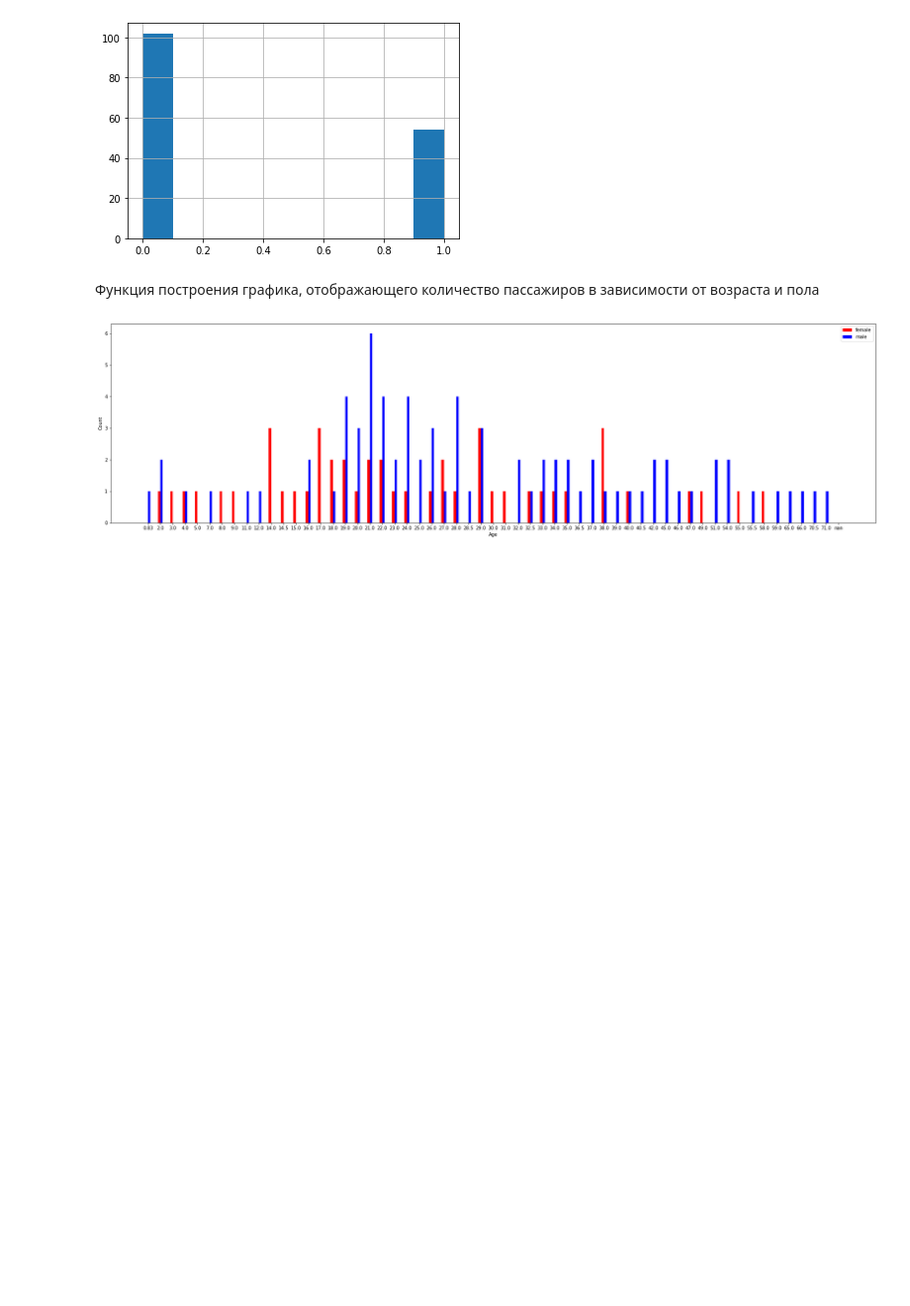
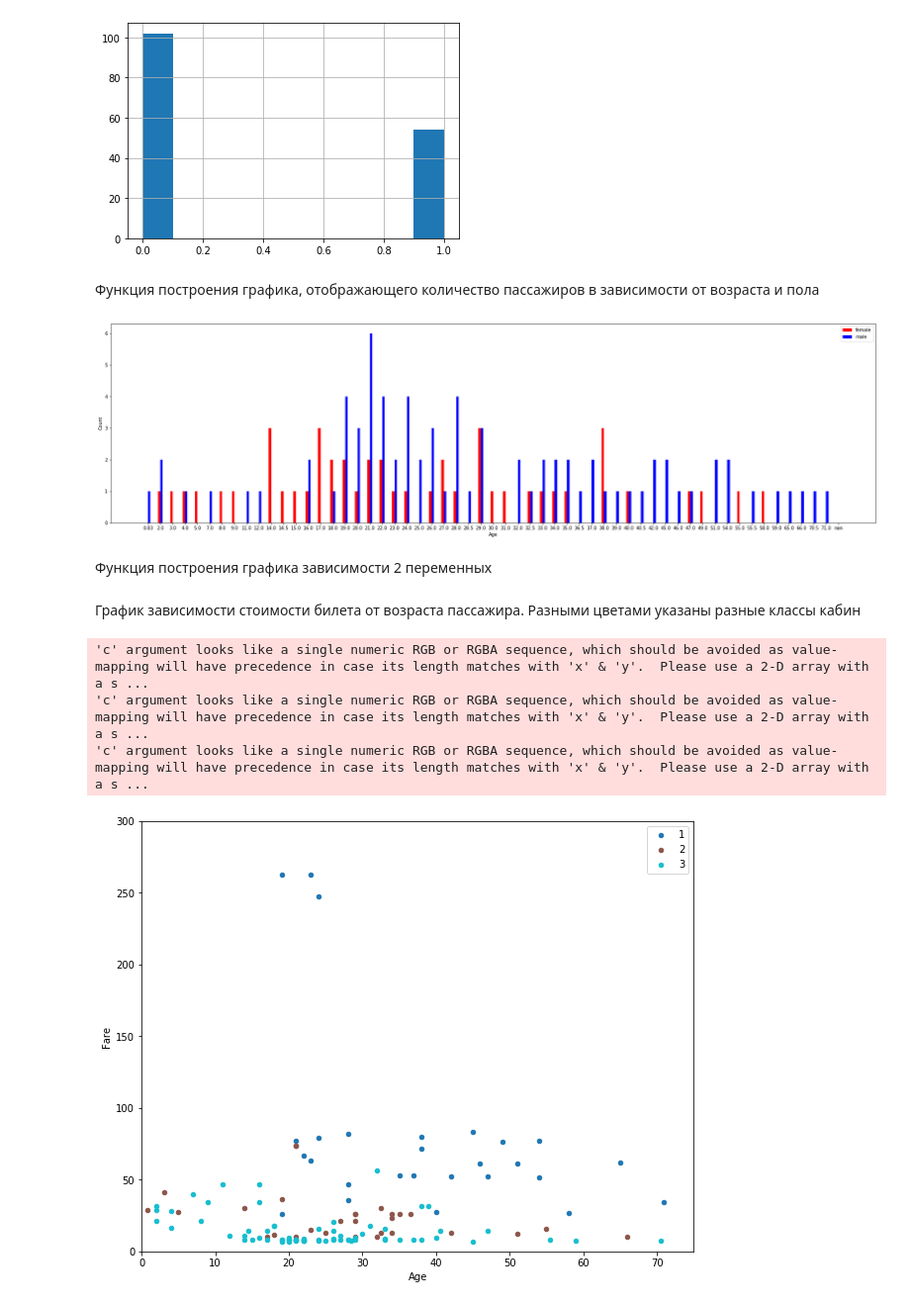
Before and after one commit to Gli-xlu/MachineLearning, a Jupyter notebook: task_1.ipynb, the cells around one changed output. Shown at 99% size. Drawn from its saved outputs; the diff is of its cells as text; code cells hidden in the pictures; blank space fills up the shorter version.

```diff
--- a/task_1.ipynb
+++ b/task_1.ipynb
@@ -84,3 +84,27 @@ draw_2_columns_bar(df, color1='red', color2='blue',
                         label1='female', label2='male', x_label='Age', y_label='Count')
 # %% [output]
 [figure]
+# %% [markdown]
+Функция построения графика зависимости 2 переменных
+# %%
+def draw_scatterplot(category, x, y, label_x, label_y, xlim=(0, 75), ylim=(0, 300)):
+    categories = np.unique(df[category])
+    colors = [plt.cm.tab10(i/float(len(categories)-1)) for i in range(len(categories))]
+    plt.figure(figsize=(10, 8))
+    for i, cat in enumerate(categories):
+        plt.scatter(x, y,
+                    data=df.loc[df[category]==cat, :],
+                    s=20, c=colors[i], label=str(cat))
+    plt.gca().set(xlim=xlim, ylim=ylim,
+              xlabel=label_x, ylabel=label_y)
+    plt.legend()
+    plt.show()
+# %% [markdown]
+График зависимости стоимости билета от возраста пассажира. Разными цветами указаны разные классы кабин
+# %%
+draw_scatterplot('Pclass', 'Age', 'Fare', 'Age', 'Fare')
+# %% [output]
+'c' argument looks like a single numeric RGB or RGBA sequence, which should be avoided as value-mapping will have precedence in case its length matches with 'x' & 'y'.  Please use a 2-D array with a s ...
+'c' argument looks like a single numeric RGB or RGBA sequence, which should be avoided as value-mapping will have precedence in case its length matches with 'x' & 'y'.  Please use a 2-D array with a s ...
+'c' argument looks like a single numeric RGB or RGBA sequence, which should be avoided as value-mapping will have precedence in case its length matches with 'x' & 'y'.  Please use a 2-D array with a s ...
+[figure, added]
```
Also changed, not shown: parts of 4 cells of this notebook.
